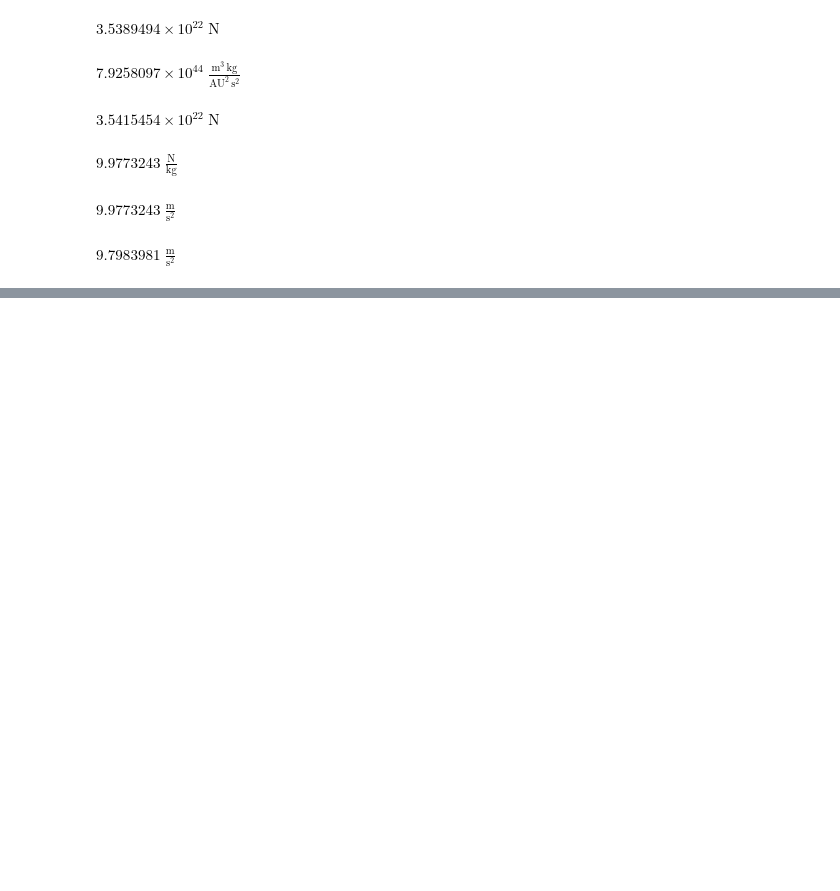
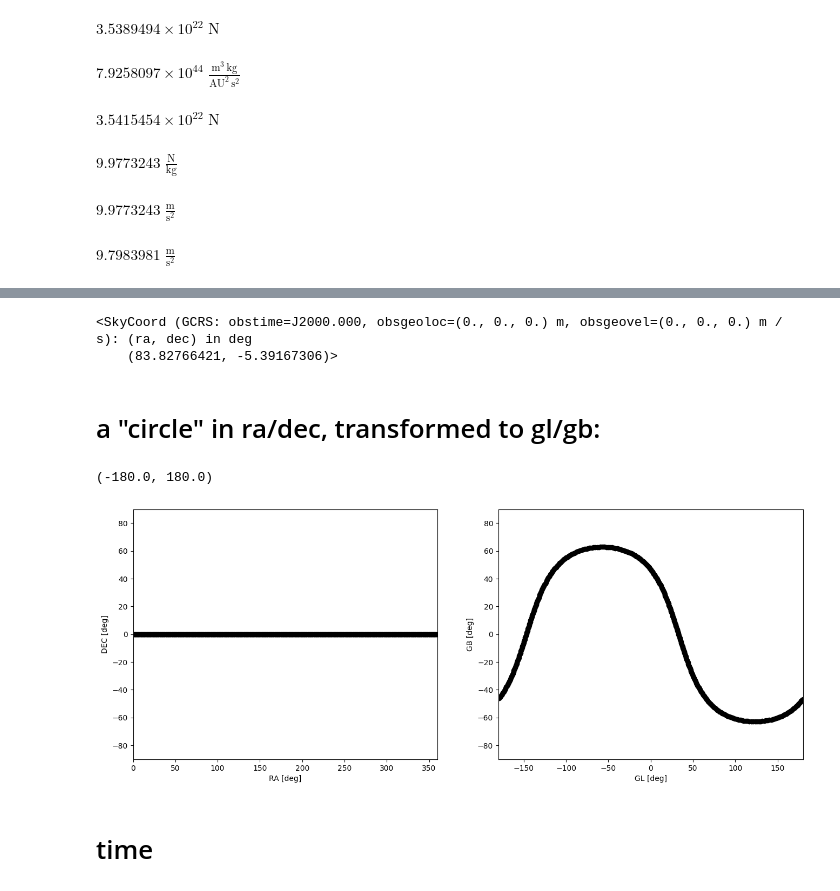
Before and after one commit to saurabhmittal23/space_physics, a Jupyter notebook: tutorial.ipynb, the cells around one changed output, grey strips where cells are left out. Cells and saved outputs as stored; diff of their text form; code cells hidden in the pictures; blank space fills up the shorter version.

```diff
--- a/tutorial.ipynb
+++ b/tutorial.ipynb
@@ -933,0 +968,38 @@ $9.7983981 \; \mathrm{\frac{m}{s^{2}}}$
+# %%
+source.transform_to('gcrs')
+# %% [output]
+<SkyCoord (GCRS: obstime=J2000.000, obsgeoloc=(0., 0., 0.) m, obsgeovel=(0., 0., 0.) m / s): (ra, dec) in deg
+    (83.82766421, -5.39167306)>
+# %% [markdown]
+# a "circle" in ra/dec, transformed to gl/gb:
+# %%
+ra_arr = np.arange(0,360,1)
+dec_arr = np.repeat(0.,360)
+# %%
+new_coords = SkyCoord(ra_arr,dec_arr,unit='deg',frame='icrs')
+# %%
+new_gl,new_gb = new_coords.galactic.l.value, new_coords.galactic.b.value
+# the next step is to transform from [0,360] to [-180,180], i.e. 0,0 is in the centre
+new_gl[new_gl > 180] -= 360
+# try to figure out what this one line is doing
+# %%
+plt.figure(figsize=(16,6))
+
+plt.subplot(121)
+plt.plot(ra_arr,dec_arr,'ko')
+plt.xlabel('RA [deg]')
+plt.ylabel('DEC [deg]')
+plt.ylim(-90,90)
+plt.xlim(0,360)
+
+plt.subplot(122)
+plt.plot(new_gl,new_gb,'ko')
+plt.xlabel('GL [deg]')
+plt.ylabel('GB [deg]')
+plt.ylim(-90,90)
+plt.xlim(-180,180)
+# %% [output]
+(-180.0, 180.0)
+[figure, added]
+# %% [markdown]
+# time
```
Also changed, not shown: parts of 34 cells of this notebook.
